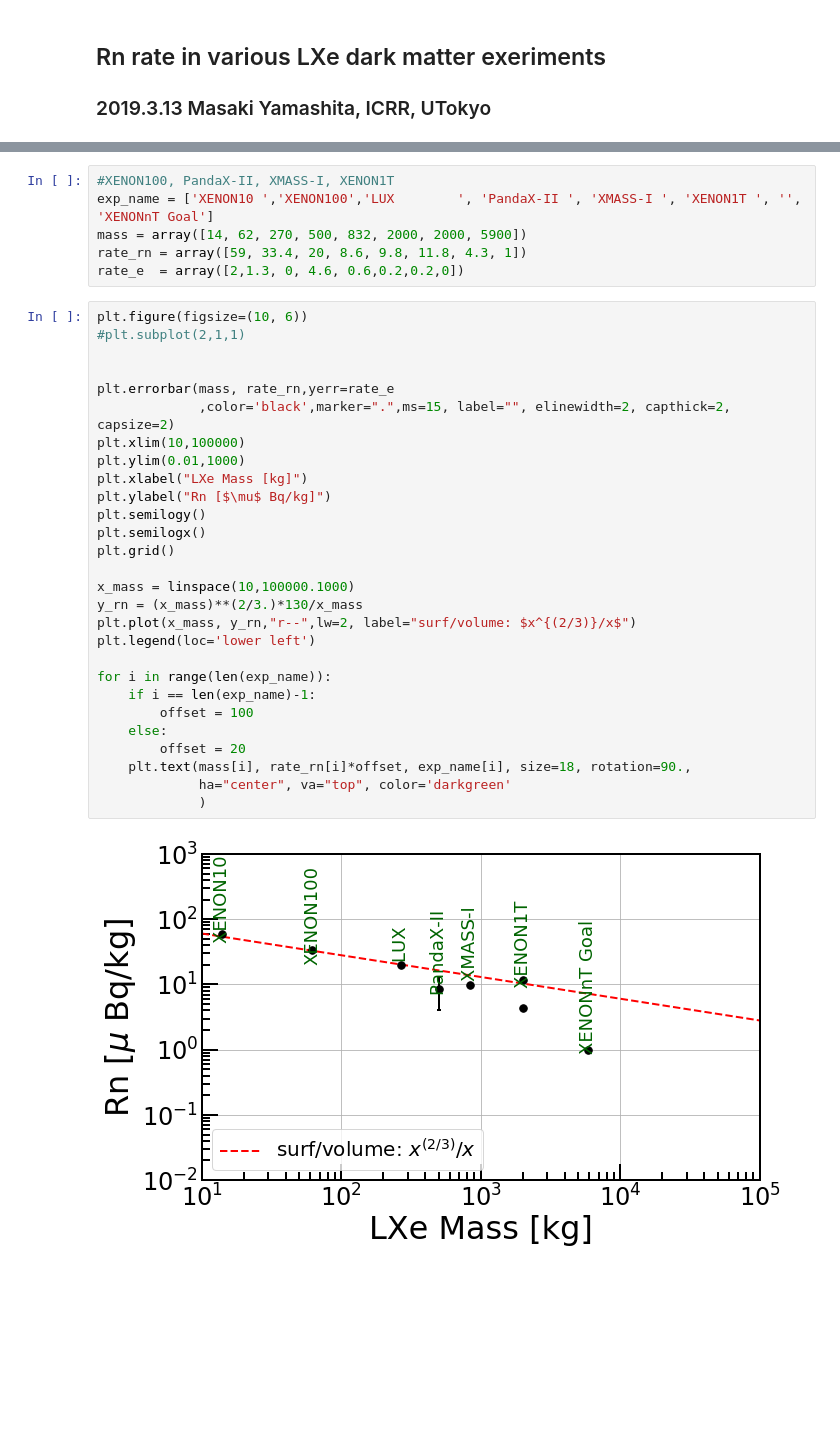
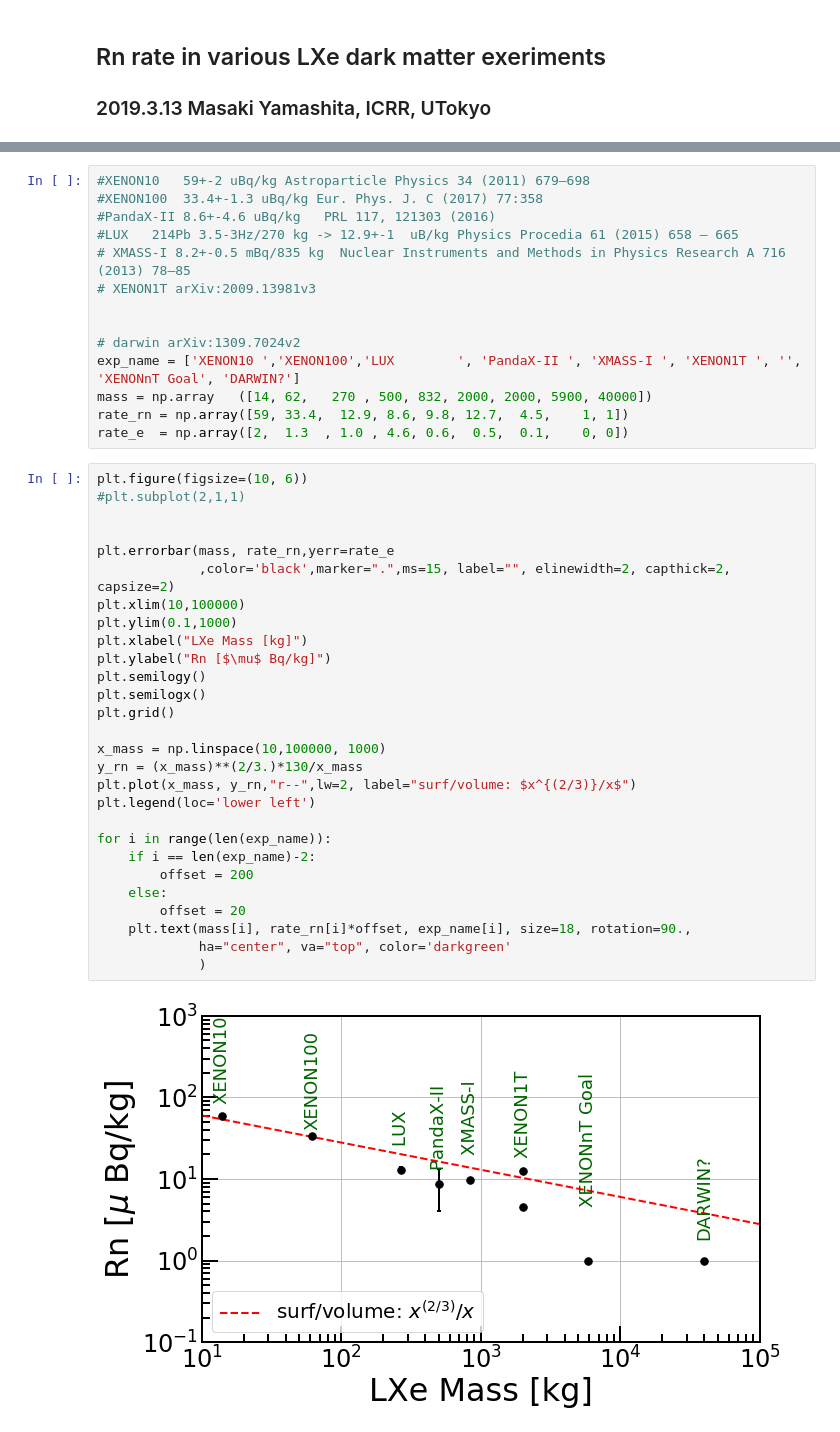
Before and after one commit to masaki-yamashita/public, a Jupyter notebook: plot_rn_bg_experiments.ipynb, the cells around one changed output, grey strips where cells are left out. Cells and saved outputs as stored; diff of their text form; blank space fills up the shorter version.

Commit message:
update Rn plot

```diff
--- a/plot_rn_bg_experiments.ipynb
+++ b/plot_rn_bg_experiments.ipynb
@@ -26,36 +26,44 @@ print (mpl.__version__)
 # %%
-#XENON100, PandaX-II, XMASS-I, XENON1T
-exp_name = ['XENON10 ','XENON100','LUX        ', 'PandaX-II ', 'XMASS-I ', 'XENON1T ', '', 'XENONnT Goal']
-mass = array([14, 62, 270, 500, 832, 2000, 2000, 5900])
-rate_rn = array([59, 33.4, 20, 8.6, 9.8, 11.8, 4.3, 1])
-rate_e  = array([2,1.3, 0, 4.6, 0.6,0.2,0.2,0])
+#XENON10   59+-2 uBq/kg Astroparticle Physics 34 (2011) 679–698
+#XENON100  33.4+-1.3 uBq/kg Eur. Phys. J. C (2017) 77:358
+#PandaX-II 8.6+-4.6 uBq/kg   PRL 117, 121303 (2016)
+#LUX   214Pb 3.5-3Hz/270 kg -> 12.9+-1  uB/kg Physics Procedia 61 (2015) 658 – 665
+# XMASS-I 8.2+-0.5 mBq/835 kg  Nuclear Instruments and Methods in Physics Research A 716 (2013) 78–85
+# XENON1T arXiv:2009.13981v3
+
+
+# darwin arXiv:1309.7024v2
+exp_name = ['XENON10 ','XENON100','LUX        ', 'PandaX-II ', 'XMASS-I ', 'XENON1T ', '', 'XENONnT Goal', 'DARWIN?']
+mass = np.array   ([14, 62,   270 , 500, 832, 2000, 2000, 5900, 40000])
+rate_rn = np.array([59, 33.4,  12.9, 8.6, 9.8, 12.7,  4.5,    1, 1])
+rate_e  = np.array([2,  1.3  , 1.0 , 4.6, 0.6,  0.5,  0.1,    0, 0])
 # %%
 plt.figure(figsize=(10, 6))
 #plt.subplot(2,1,1)
 
 
 plt.errorbar(mass, rate_rn,yerr=rate_e
              ,color='black',marker=".",ms=15, label="", elinewidth=2, capthick=2, capsize=2)
 plt.xlim(10,100000)
-plt.ylim(0.01,1000)
+plt.ylim(0.1,1000)
 plt.xlabel("LXe Mass [kg]")
 plt.ylabel("Rn [$\mu$ Bq/kg]")
 plt.semilogy()
 plt.semilogx()
 plt.grid()
 
-x_mass = linspace(10,100000.1000)
+x_mass = np.linspace(10,100000, 1000)
 y_rn = (x_mass)**(2/3.)*130/x_mass
 plt.plot(x_mass, y_rn,"r--",lw=2, label="surf/volume: $x^{(2/3)}/x$")
 plt.legend(loc='lower left')
 
 for i in range(len(exp_name)):
-    if i == len(exp_name)-1:
-        offset = 100
+    if i == len(exp_name)-2:
+        offset = 200
     else:
         offset = 20
     plt.text(mass[i], rate_rn[i]*offset, exp_name[i], size=18, rotation=90.,
              ha="center", va="top", color='darkgreen'
              )
 # %% [output]
-[figure, old version]
+[figure, new version]
```
Also changed, not shown: parts of 1 cell of this notebook.
